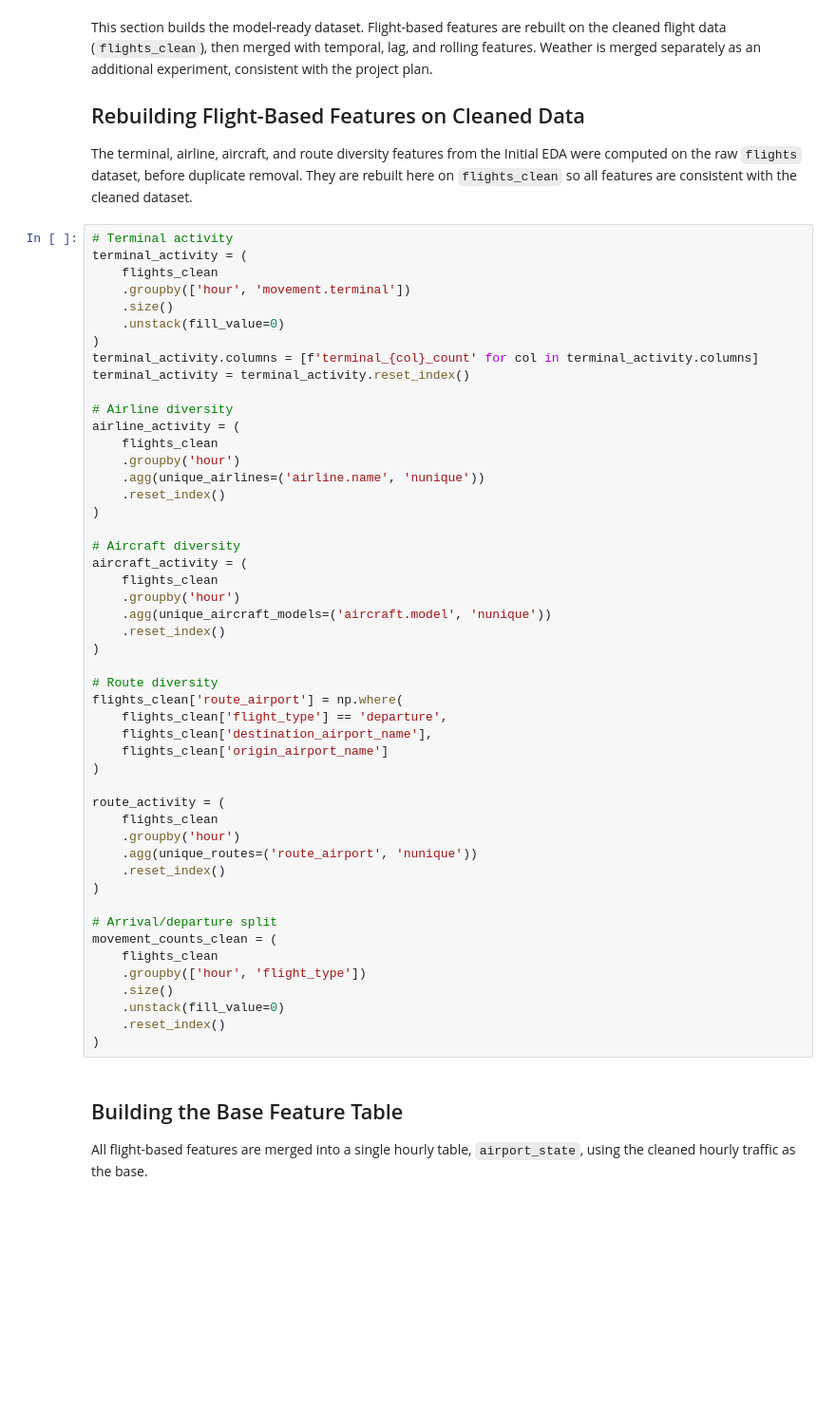
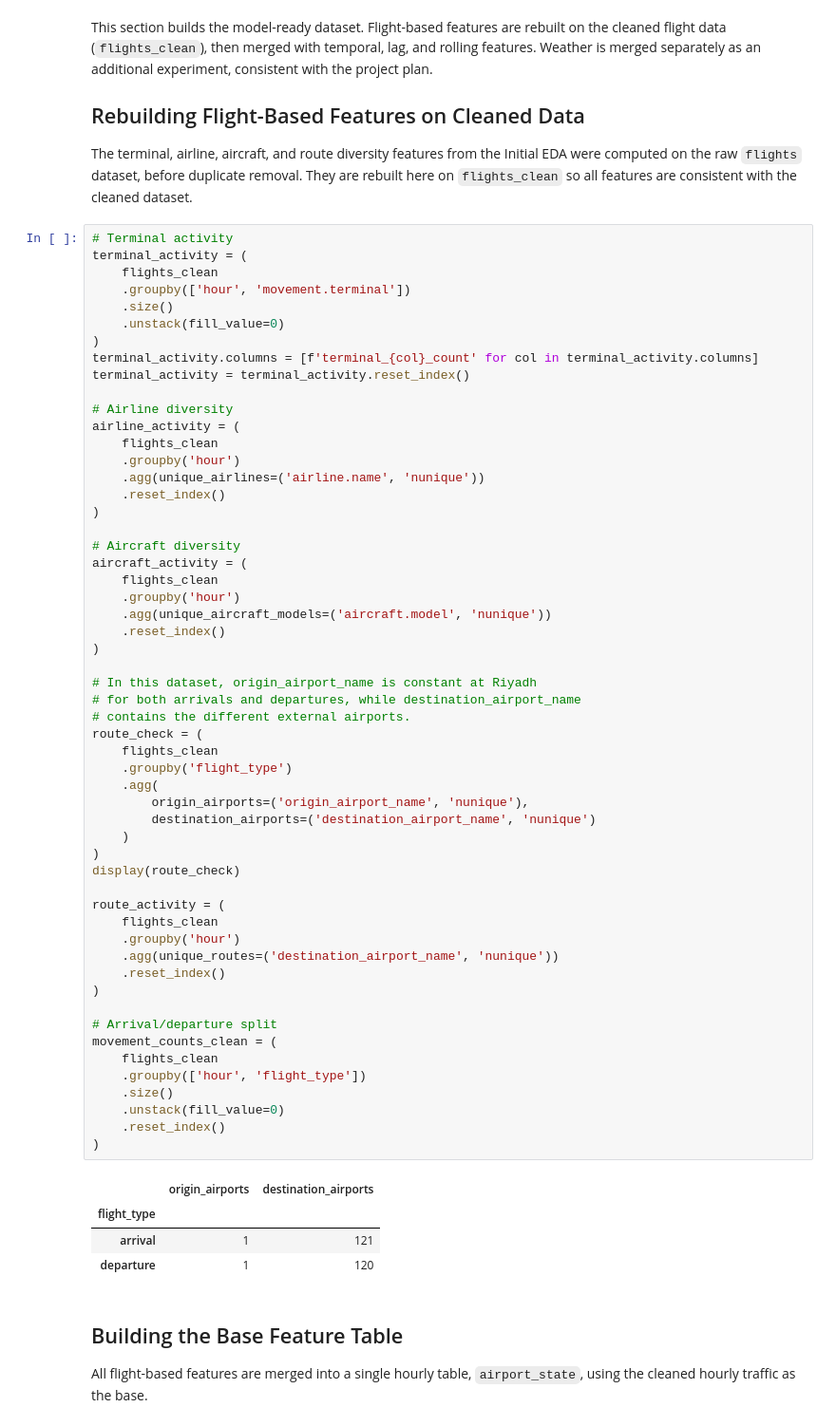
Before and after one commit to AirSight-Team/AirSight, a Jupyter notebook: AieSight_dataset.ipynb, the cells around one changed output. Shown at 95% size. Drawn from its saved outputs; the diff is of its cells as text; blank space fills up the shorter version.

```diff
--- a/AieSight_dataset.ipynb
+++ b/AieSight_dataset.ipynb
@@ -1689,39 +1684,50 @@ airline_activity = (
     flights_clean
     .groupby('hour')
     .agg(unique_airlines=('airline.name', 'nunique'))
     .reset_index()
 )
 
 # Aircraft diversity
 aircraft_activity = (
     flights_clean
     .groupby('hour')
     .agg(unique_aircraft_models=('aircraft.model', 'nunique'))
     .reset_index()
 )
 
-# Route diversity
-flights_clean['route_airport'] = np.where(
-    flights_clean['flight_type'] == 'departure',
-    flights_clean['destination_airport_name'],
-    flights_clean['origin_airport_name']
+# In this dataset, origin_airport_name is constant at Riyadh
+# for both arrivals and departures, while destination_airport_name
+# contains the different external airports.
+route_check = (
+    flights_clean
+    .groupby('flight_type')
+    .agg(
+        origin_airports=('origin_airport_name', 'nunique'),
+        destination_airports=('destination_airport_name', 'nunique')
+    )
 )
+display(route_check)
 
 route_activity = (
     flights_clean
     .groupby('hour')
-    .agg(unique_routes=('route_airport', 'nunique'))
+    .agg(unique_routes=('destination_airport_name', 'nunique'))
     .reset_index()
 )
 
 # Arrival/departure split
 movement_counts_clean = (
     flights_clean
     .groupby(['hour', 'flight_type'])
     .size()
     .unstack(fill_value=0)
     .reset_index()
 )
+# %% [output]
+|  | origin_airports | destination_airports |
+| flight_type |  |  |
+| arrival | 1 | 121 |
+| departure | 1 | 120 |
 # %% [markdown]
 ## Building the Base Feature Table
 
```
Also changed, not shown: parts of 18 cells of this notebook.
